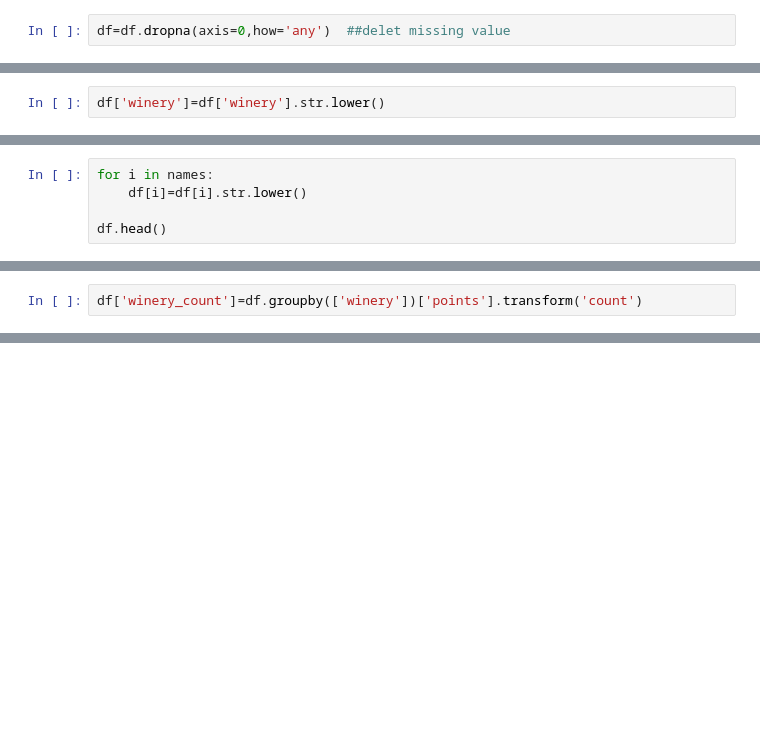
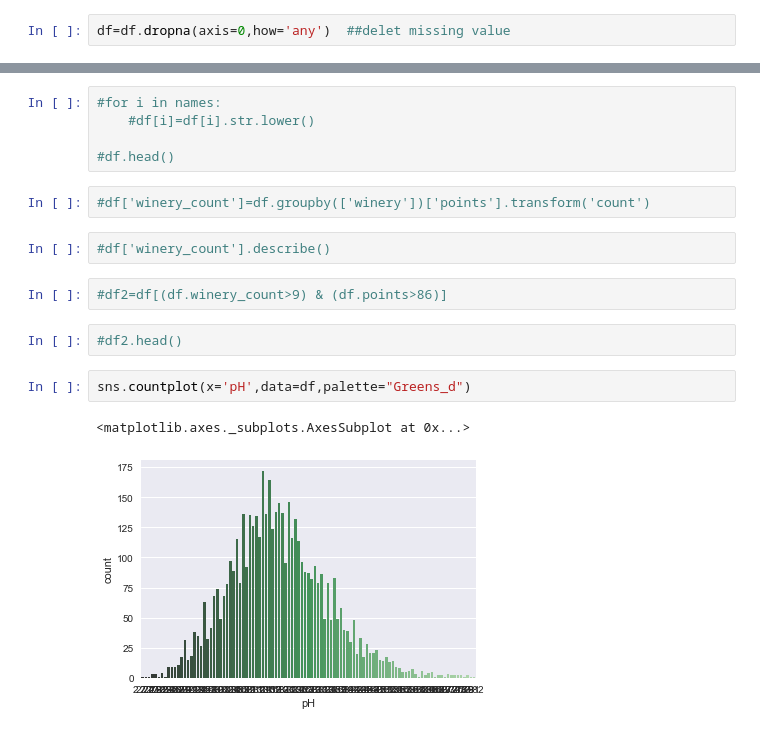
Before and after one commit to biyichen/Winery_Kaggle_Data_Analysis, a Jupyter notebook: Wine.ipynb, the cells around one changed output, grey strips where cells are left out. Saved outputs shown, nothing was run; the diff lists cells and outputs as text; blank space fills up the shorter version.

```diff
--- a/Wine.ipynb
+++ b/Wine.ipynb
@@ -75,2 +81,0 @@ df.describe()
-# %%
-df['winery']=df['winery'].str.lower()
@@ -90,5 +81,0 @@ names
-# %%
-for i in names:
-    df[i]=df[i].str.lower()
-
-df.head()
@@ -102,2 +81,0 @@ df.head()
-# %%
-df['winery_count']=df.groupby(['winery'])['points'].transform('count')
@@ -182,0 +118,18 @@ y_kmeans = kmeans.predict(df['points'])
+# %%
+#for i in names:
+    #df[i]=df[i].str.lower()
+
+#df.head()
+# %%
+#df['winery_count']=df.groupby(['winery'])['points'].transform('count')
+# %%
+#df['winery_count'].describe()
+# %%
+#df2=df[(df.winery_count>9) & (df.points>86)]
+# %%
+#df2.head()
+# %%
+sns.countplot(x='pH',data=df,palette="Greens_d")
+# %% [output]
+<matplotlib.axes._subplots.AxesSubplot at 0x...>
+[figure, added]
```
Also changed, not shown: parts of 43 cells of this notebook.
